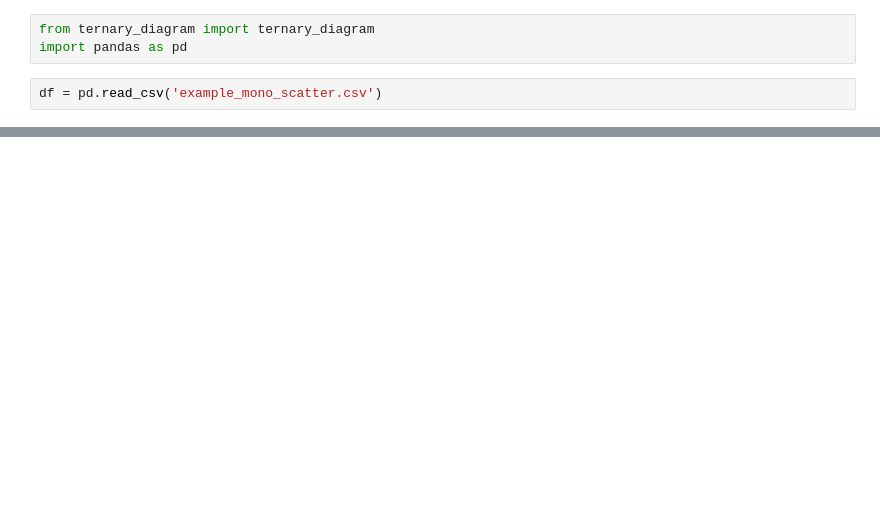
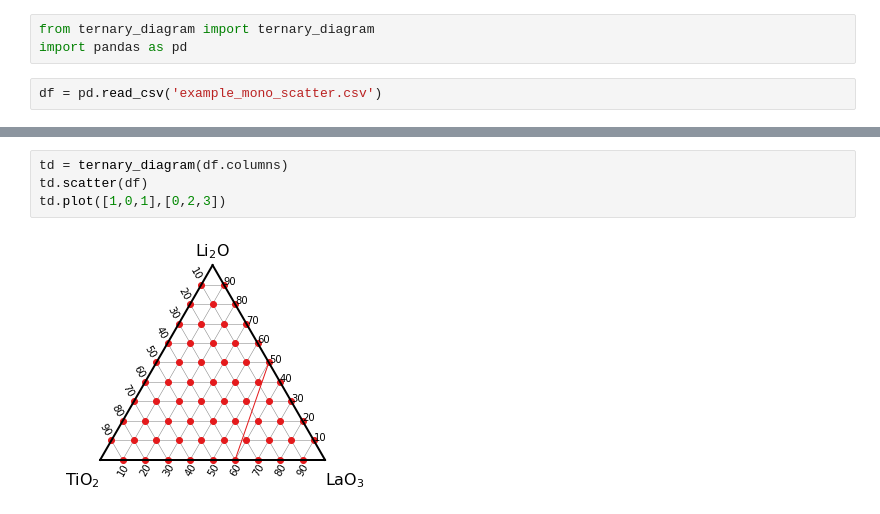
Before and after one commit to yu9824/ternary_diagram, a Jupyter notebook: example/mono_scatter/example_mono_scatter.ipynb, the cells around one changed output, grey strips where cells are left out. Saved outputs shown, nothing was run; the diff lists cells and outputs as text; blank space fills up the shorter version.

```diff
--- a/example/mono_scatter/example_mono_scatter.ipynb
+++ b/example/mono_scatter/example_mono_scatter.ipynb
@@ -9,0 +19,6 @@ fig = ternary_diagram(df.columns, df)
+# %%
+td = ternary_diagram(df.columns)
+td.scatter(df)
+td.plot([1,0,1],[0,2,3])
+# %% [output]
+[figure, added]
```
Also changed, not shown: parts of 5 cells of this notebook, 2 other files.
